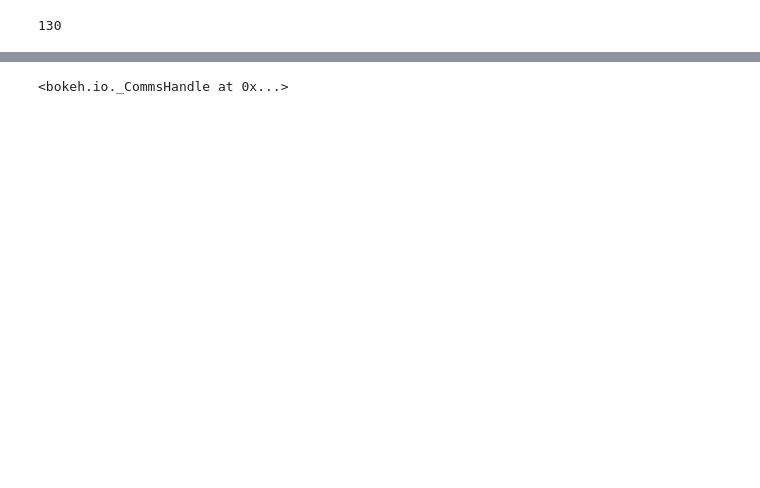
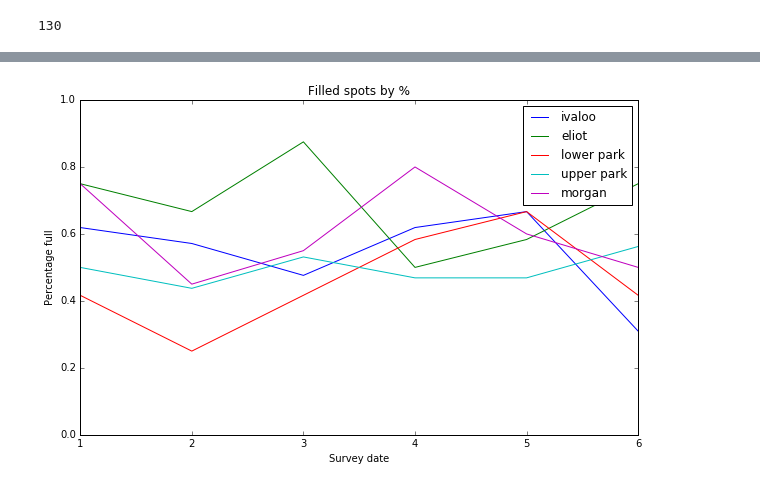
Before and after one commit to pingswept/park-street-parking-data, a Jupyter notebook: park-street-parking-data.ipynb, the cells around one changed output, grey strips where cells are left out. Saved outputs shown, nothing was run; the diff lists cells and outputs as text; code cells hidden in the pictures; blank space fills up the shorter version.

```diff
--- a/park-street-parking-data.ipynb
+++ b/park-street-parking-data.ipynb
@@ -30,8 +33,12 @@ show(p)
 # %%
-percentage = figure(title="Filled Spots by %", y_range=[0,1], x_axis_label='date', y_axis_label='filled spots', x_axis_type="datetime")
+plt.figure(2, figsize=(10, 6))
+plt.xlabel('Survey date')
+plt.ylabel('Percentage full')
+plt.title('Filled spots by %')
 
 for name, count in street_data.items():
-    percentage.line(x, [x/capacity[name] for x in count], legend=name, line_width=2, color=colors[name])
-
-show(percentage)
+    plt.plot(x, [x/capacity[name] for x in count], label=name)
+plt.axis([1, 6, 0, 1])
+plt.legend()
+plt.show()
 # %% [output]
@@ -39 +45 @@ show(percentage)
-<bokeh.io._CommsHandle at 0x...>
+[figure, added]
```
Also changed, not shown: parts of 4 cells of this notebook.
